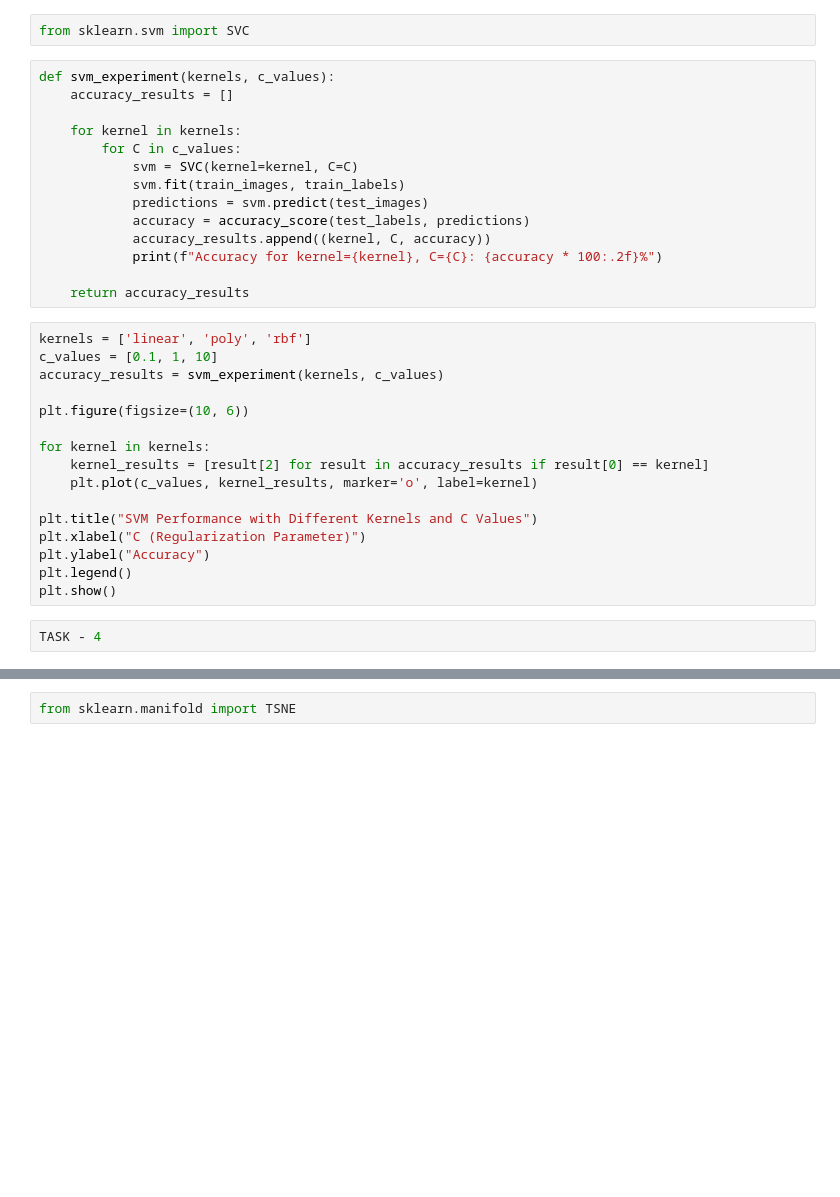
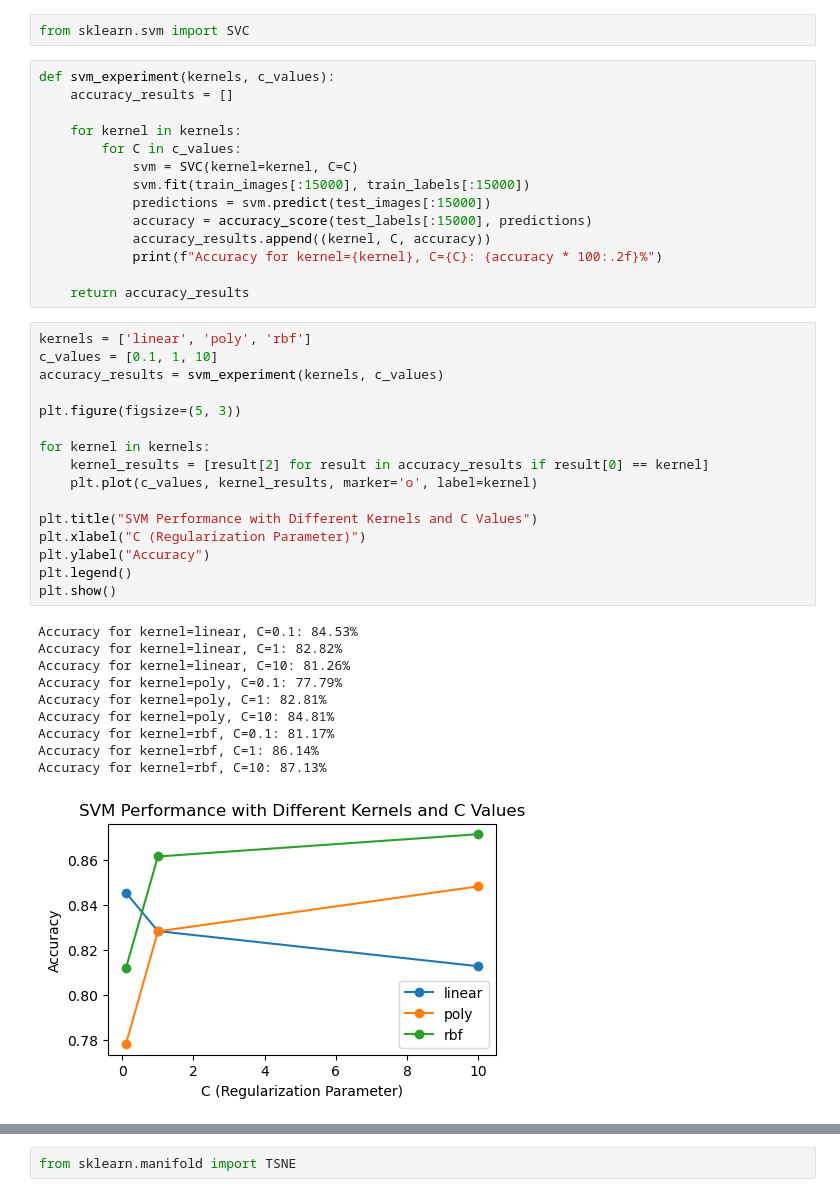
Before and after one commit to debadarshi07/PYTHON_ASSIGNMENTS, a Jupyter notebook: Semester_6/Assignments/Major_Assignment_3/Solution.ipynb, the cells around one changed output, grey strips where cells are left out. Saved outputs shown, nothing was run; the diff lists cells and outputs as text; blank space fills up the shorter version.

```diff
--- a/Semester_6/Assignments/Major_Assignment_3/Solution.ipynb
+++ b/Semester_6/Assignments/Major_Assignment_3/Solution.ipynb
@@ -69,9 +84,9 @@ def svm_experiment(kernels, c_values):
     for kernel in kernels:
         for C in c_values:
             svm = SVC(kernel=kernel, C=C)
-            svm.fit(train_images, train_labels)
-            predictions = svm.predict(test_images)
-            accuracy = accuracy_score(test_labels, predictions)
+            svm.fit(train_images[:15000], train_labels[:15000])
+            predictions = svm.predict(test_images[:15000])
+            accuracy = accuracy_score(test_labels[:15000], predictions)
             accuracy_results.append((kernel, C, accuracy))
             print(f"Accuracy for kernel={kernel}, C={C}: {accuracy * 100:.2f}%")
 
@@ -79,18 +94,27 @@ def svm_experiment(kernels, c_values):
 # %%
 kernels = ['linear', 'poly', 'rbf']
 c_values = [0.1, 1, 10]
 accuracy_results = svm_experiment(kernels, c_values)
 
-plt.figure(figsize=(10, 6))
+plt.figure(figsize=(5, 3))
 
 for kernel in kernels:
     kernel_results = [result[2] for result in accuracy_results if result[0] == kernel]
     plt.plot(c_values, kernel_results, marker='o', label=kernel)
 
 plt.title("SVM Performance with Different Kernels and C Values")
 plt.xlabel("C (Regularization Parameter)")
 plt.ylabel("Accuracy")
 plt.legend()
 plt.show()
+# %% [output]
+Accuracy for kernel=linear, C=0.1: 84.53%
+Accuracy for kernel=linear, C=1: 82.82%
+Accuracy for kernel=linear, C=10: 81.26%
+Accuracy for kernel=poly, C=0.1: 77.79%
+Accuracy for kernel=poly, C=1: 82.81%
+Accuracy for kernel=poly, C=10: 84.81%
+Accuracy for kernel=rbf, C=0.1: 81.17%
+Accuracy for kernel=rbf, C=1: 86.14%
+Accuracy for kernel=rbf, C=10: 87.13%
+[figure, added]
-# %%
-TASK - 4
```
Also changed, not shown: parts of 17 cells of this notebook.
